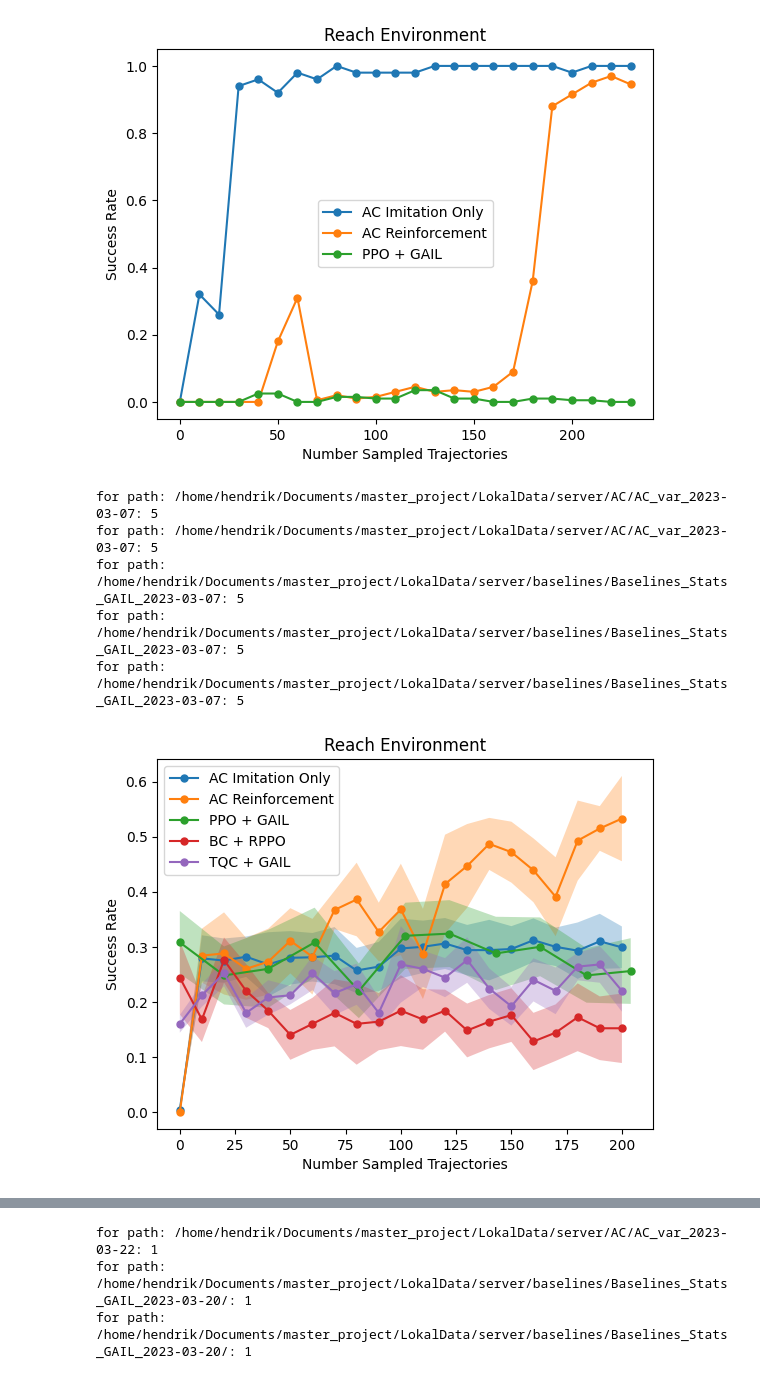
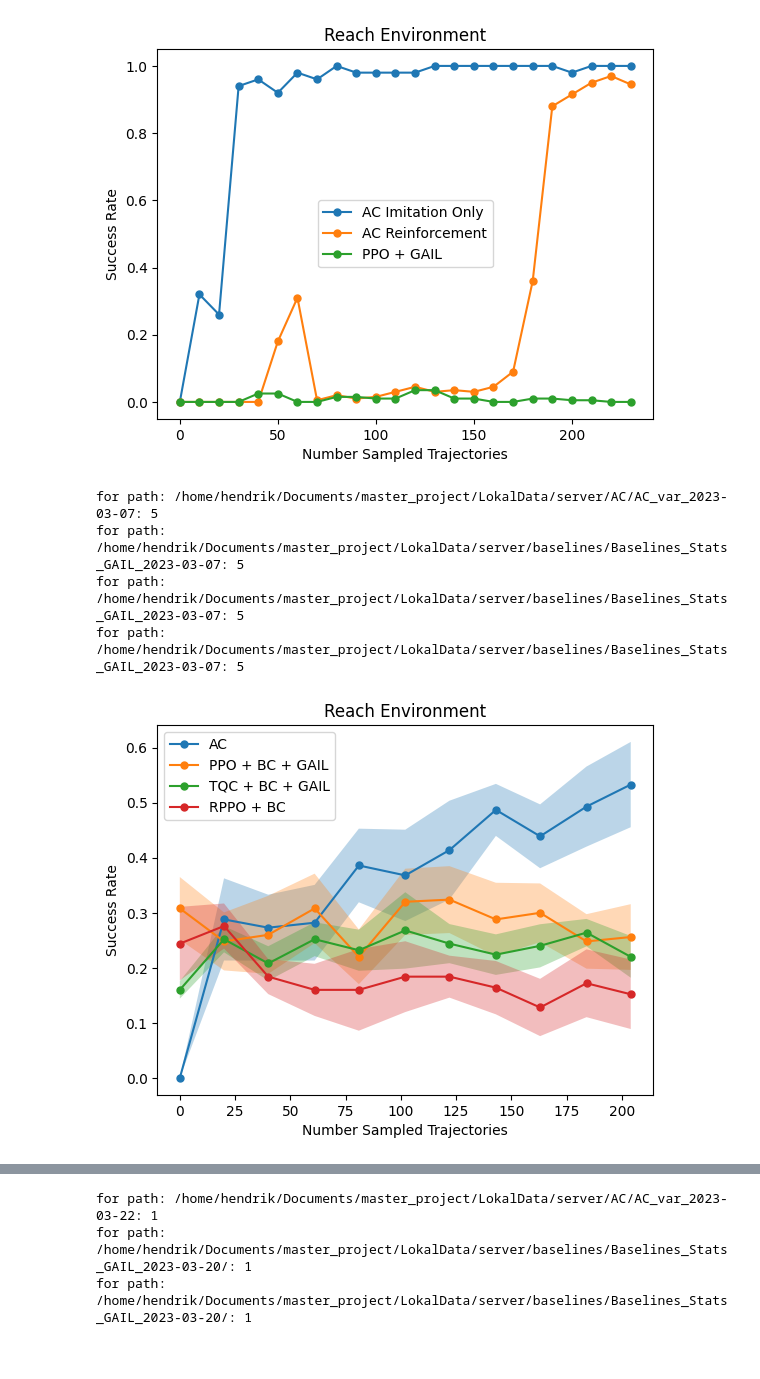
Before and after one commit to ReliableTree/ActiveCritic, a Jupyter notebook: src/active_critic/analyze_stats/analyze_stats.ipynb, the cells around one changed output, grey strips where cells are left out. Cells and saved outputs as stored; diff of their text form; code cells hidden in the pictures.

Commit message:
windowopen reach wd 1e-2

```diff
--- a/src/active_critic/analyze_stats/analyze_stats.ipynb
+++ b/src/active_critic/analyze_stats/analyze_stats.ipynb
@@ -71,6 +71,11 @@ def plot_experiment_data(timesteps, experiments, names, plot_name, path=None, pl
     ax.set_ylabel('Success Rate')
     ax.set_title(plot_name)
     ax.legend()
+    if path is not None:
+        # create directory if it doesn't exist
+        os.makedirs(path, exist_ok=True)
+        # save the plot
+        plt.savefig(os.path.join(path, plot_name + '.png'))
 
 def make_plot(paths, includes, excludes, names, plot_name, save_path = None, plot_closest=False):
     abs_file_path_list = []
@@ -121,36 +160,34 @@ for path: /data/bing/hendrik/Baselines_Stats_GAIL_2023-03-21: 1
 # %%
 AC_path = '/home/hendrik/Documents/master_project/LokalData/server/AC/AC_var_2023-03-07'
 bl_path = '/home/hendrik/Documents/master_project/LokalData/server/baselines/Baselines_Stats_GAIL_2023-03-07'
-
-include_ac_reach_4_im = ['reach', 'stats', 'True', 'demonstrations: 4']
-exclude_ac_imitation = ['optimized']
 
 include_ac_reach_4_ref = ['reach', 'stats', 'False', 'demonstrations: 4']
 exclude_ac_imitation = ['optimized']
 
 include_PPO_reach_4 = ['reach', 'demonstrations_4', 'PPO', 'learner_stats_gail']
 exclude_bl_PPO = ['RPPO']
 
 include_RPPO_reach_4 = ['reach', 'demonstrations_4', 'RPPO', 'learner_stats_rec_PPO_stepsize_10']
 exclude_bl_RPPO = []
 
 include_TQC_reach_4 = ['reach', 'demonstrations_4', 'TQC', 'learner_stats_gail_stepsize_10']
 exclude_bl_RPPO = []
 
-save_path = '/home/hendrik/Documents/master_project/LokalData/server/Stats for MA/reach 4'
+save_path = '/home/hendrik/Documents/master_project/LokalData/server/Stats for MA/Reach 15/'
 
 make_plot(
-    paths=[AC_path, AC_path, bl_path, bl_path, bl_path],
-    includes=[include_ac_reach_4_im, include_ac_reach_4_ref, include_PPO_reach_4, include_RPPO_reach_4, include_TQC_reach_4],
-    excludes=[exclude_ac_imitation, exclude_ac_imitation, exclude_bl_PPO, exclude_bl_RPPO, exclude_bl_RPPO],
-    names=['AC Imitation Only', 'AC Reinforcement', 'PPO + GAIL', 'BC + RPPO', 'TQC + GAIL'],
+    paths=[AC_path, bl_path, bl_path, bl_path],
+    includes=[include_ac_reach_4_ref, include_PPO_reach_4, include_TQC_reach_4, include_RPPO_reach_4],
+    excludes=[exclude_ac_imitation, exclude_bl_PPO, exclude_bl_RPPO, exclude_bl_RPPO],
+    names=['AC', 'PPO + BC + GAIL', 'TQC + BC + GAIL', 'RPPO + BC'],
+
     plot_name='Reach Environment',
-    save_path = save_path
+    save_path = save_path,
+    plot_closest=True
     )
 # %% [output]
-for path: /home/hendrik/Documents/master_project/LokalData/server/AC/AC_var_2023-03-07: 5
 for path: /home/hendrik/Documents/master_project/LokalData/server/AC/AC_var_2023-03-07: 5
 for path: /home/hendrik/Documents/master_project/LokalData/server/baselines/Baselines_Stats_GAIL_2023-03-07: 5
 for path: /home/hendrik/Documents/master_project/LokalData/server/baselines/Baselines_Stats_GAIL_2023-03-07: 5
 for path: /home/hendrik/Documents/master_project/LokalData/server/baselines/Baselines_Stats_GAIL_2023-03-07: 5
-[figure, old version]
+[figure, new version]
```
Also changed, not shown: parts of 13 cells of this notebook, 6 other files.
